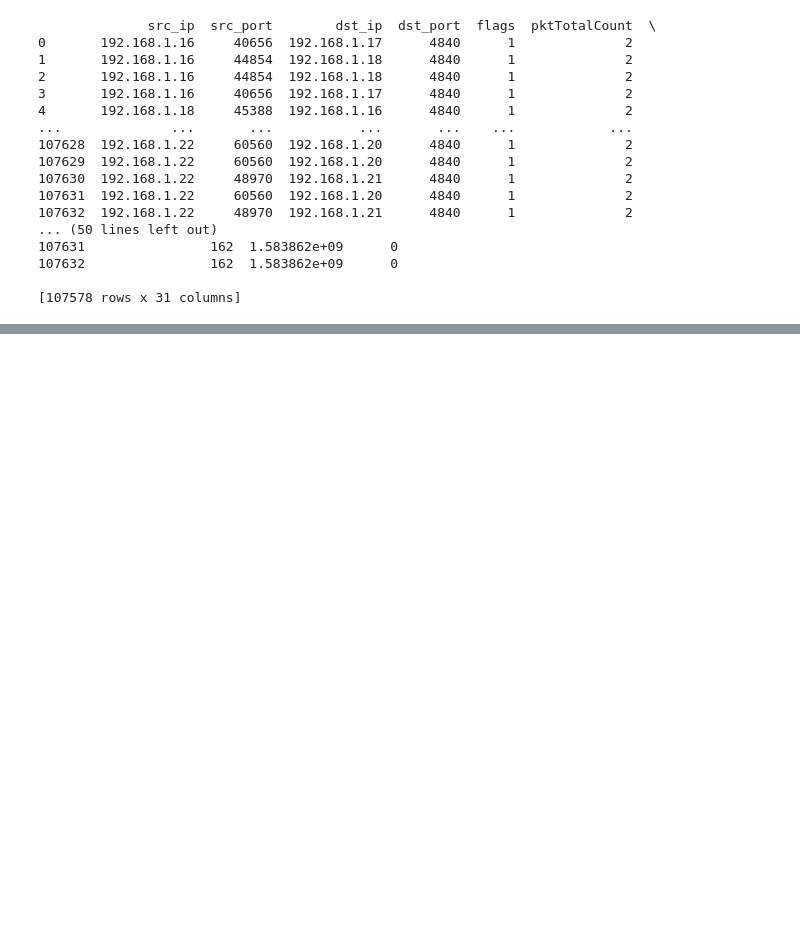
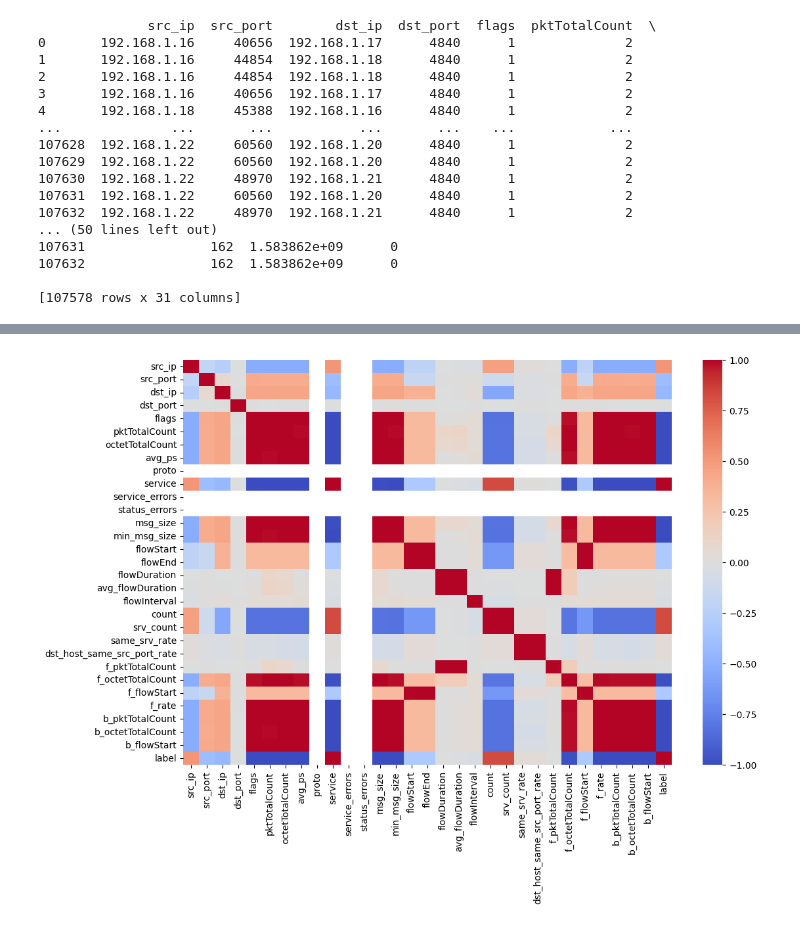
Before and after one commit to ChristopherZinati/483-final-project, a Jupyter notebook: Untitled.ipynb, the cells around one changed output, grey strips where cells are left out. Saved outputs shown, nothing was run; the diff lists cells and outputs as text; code cells hidden in the pictures; blank space fills up the shorter version.

Commit message:
added heatmap

```diff
--- a/Untitled.ipynb
+++ b/Untitled.ipynb
@@ -35,0 +43,23 @@ print(df) #should be 107578 rows x 31 columns insetead of  107634 rows x 32 colu
+# %%
+from sklearn.preprocessing import LabelEncoder
+import seaborn as sns
+import matplotlib.pyplot as plt
+
+
+x = df.iloc[:, :-1]
+y = df.iloc[:, -1]
+
+x_enc = x.copy()
+
+#map the string labeled categorical features to equivalent numerical features
+for col in x_enc.select_dtypes(include=['object']).columns:
+    le = LabelEncoder()
+    x_enc[col] = le.fit_transform(x_enc[col])
+
+correlationMatrix = x_enc.corr()
+
+plt.figure(figsize=(12,8))
+sns.heatmap(correlationMatrix, annot=False, cmap='coolwarm')
+plt.show()
+# %% [output]
+[figure, added]
```
Also changed, not shown: parts of 1 cell of this notebook.
